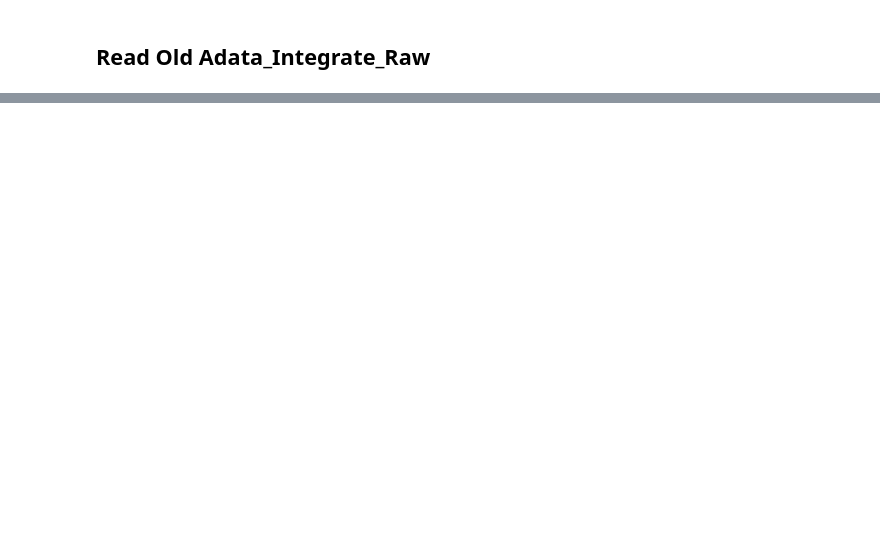
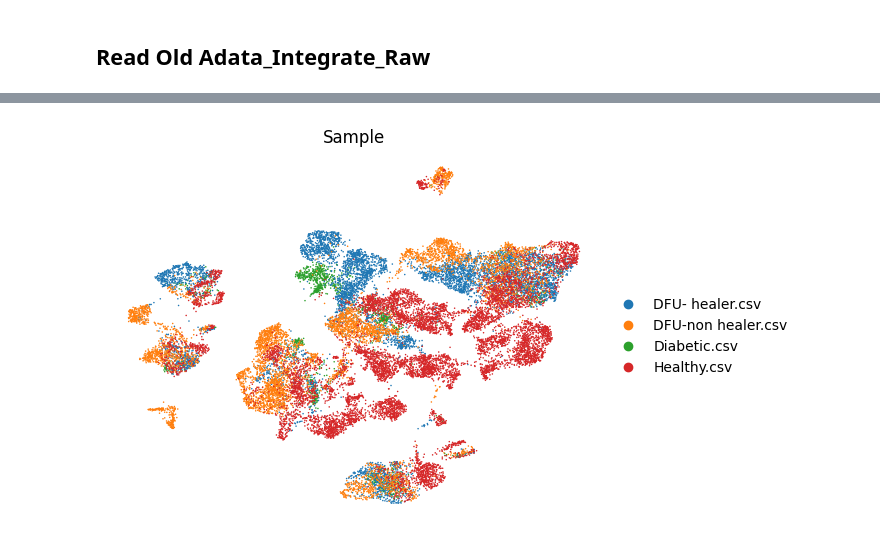
Before and after one commit to Zennifer92/DFU_Project, a Jupyter notebook: Code/ReLoad_Adata_Integrate_Raw.ipynb, the cells around one changed output, grey strips where cells are left out. Saved outputs shown, nothing was run; the diff lists cells and outputs as text; code cells hidden in the pictures; blank space fills up the shorter version.

```diff
--- a/Code/ReLoad_Adata_Integrate_Raw.ipynb
+++ b/Code/ReLoad_Adata_Integrate_Raw.ipynb
@@ -17,0 +139,4 @@ sc.pl.umap(adata_integrate_raw, color = ['PECAM1'], frameon = False, layer = 'sc
+# %%
+sc.pl.umap(adata_integrate_raw, color = ['Sample'], frameon = False)
+# %% [output]
+[figure, added]
```
Also changed, not shown: parts of 15 cells of this notebook, 7 other files.
